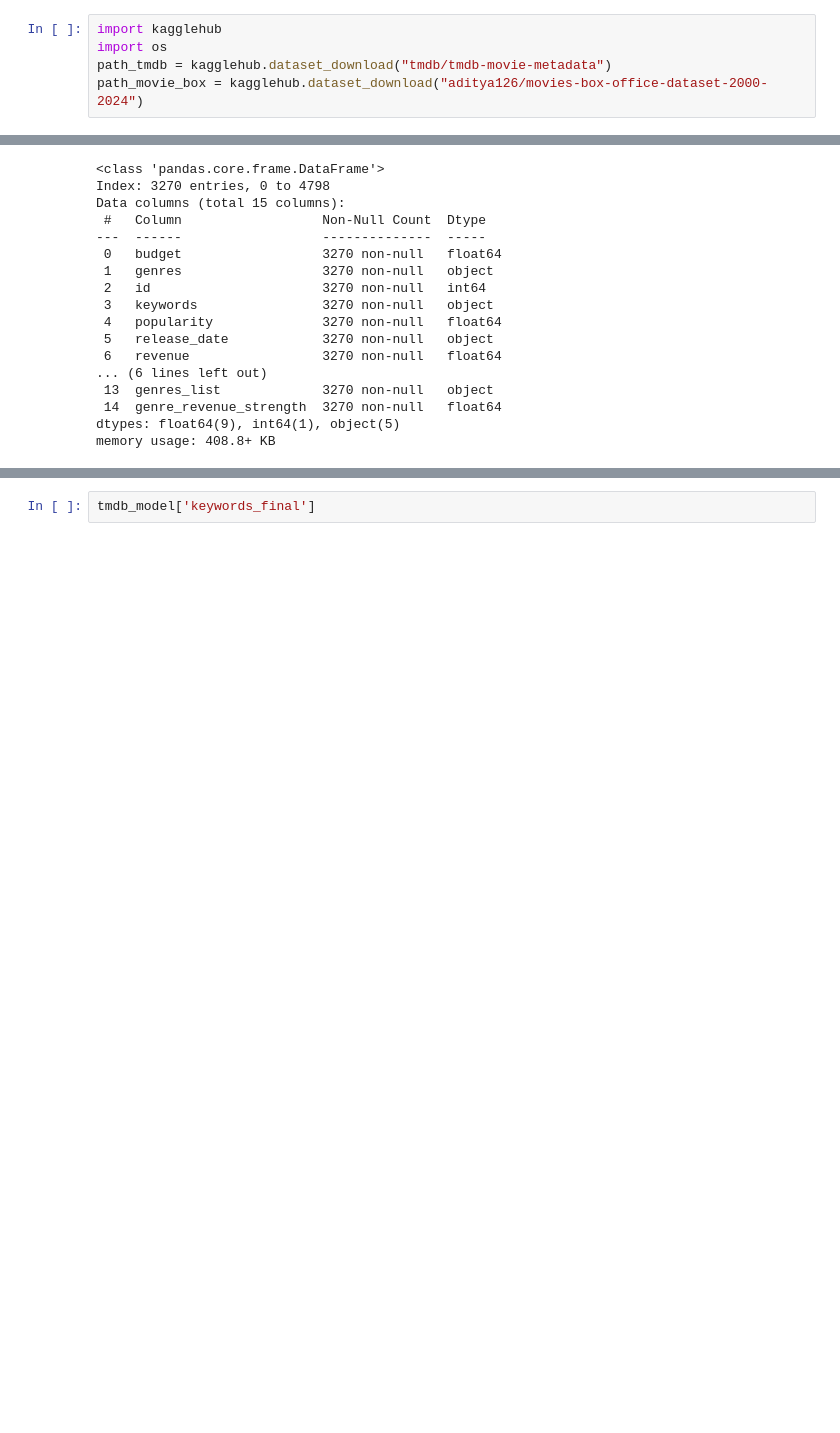
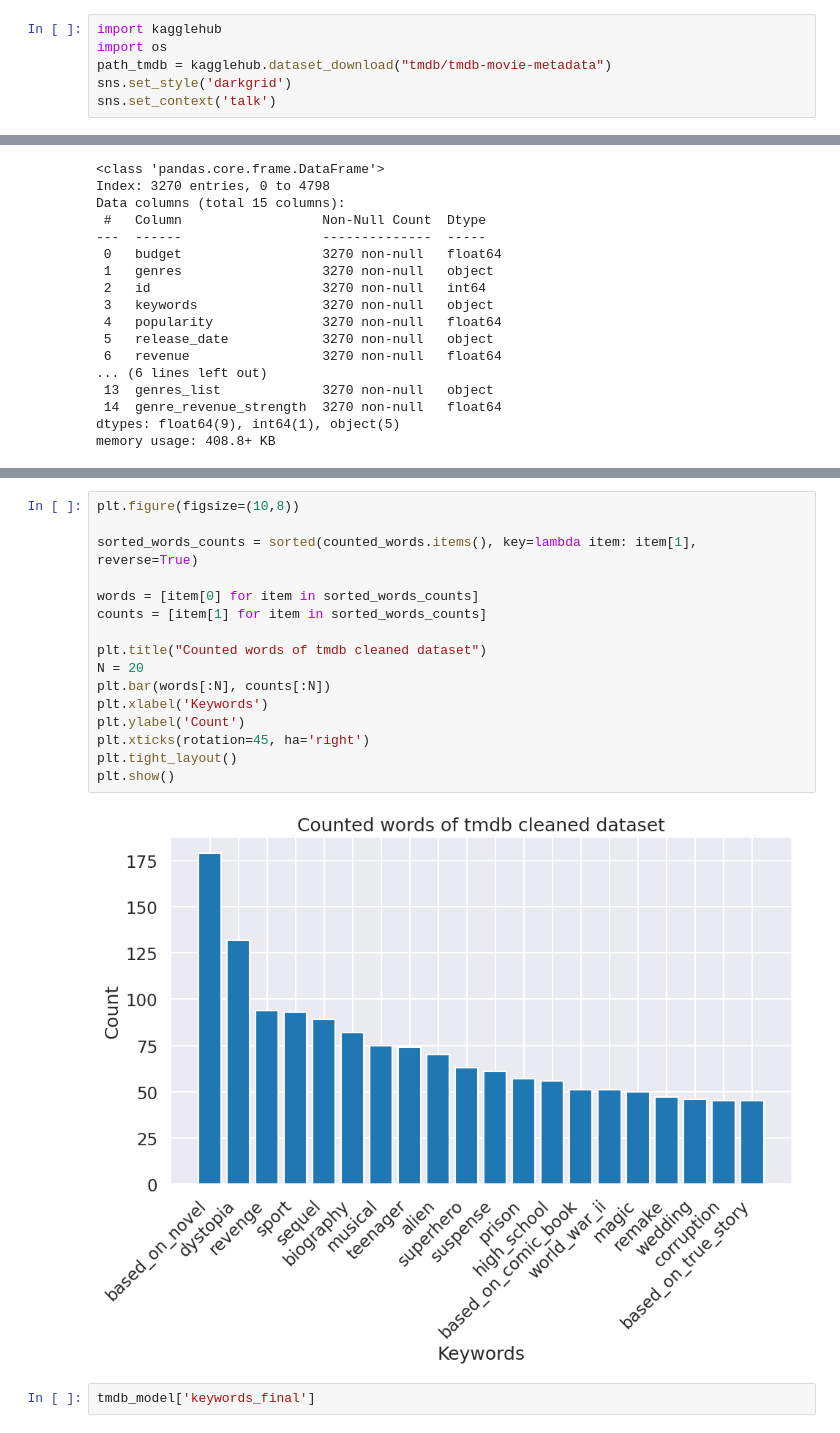
Before and after one commit to Gcarmnonapy7/Masterpiece_prototype_scheduling_movie_theaters, a Jupyter notebook: movies_cluesterization_&crowd_prediction.ipynb, the cells around one changed output, grey strips where cells are left out. Saved outputs shown, nothing was run; the diff lists cells and outputs as text; blank space fills up the shorter version.

Commit message:
Final update & final plots

```diff
--- a/movies_cluesterization_&crowd_prediction.ipynb
+++ b/movies_cluesterization_&crowd_prediction.ipynb
@@ -12,6 +14,7 @@ import seaborn as sns
 import kagglehub
 import os
 path_tmdb = kagglehub.dataset_download("tmdb/tmdb-movie-metadata")
-path_movie_box = kagglehub.dataset_download("aditya126/movies-box-office-dataset-2000-2024")
+sns.set_style('darkgrid')
+sns.set_context('talk')
 # %% [output]
 Using Colab cache for faster access to the 'tmdb-movie-metadata' dataset.
@@ -383,3 +365,21 @@ high_school : 56
+# %%
+plt.figure(figsize=(10,8))
+
+sorted_words_counts = sorted(counted_words.items(), key=lambda item: item[1], reverse=True)
+
+words = [item[0] for item in sorted_words_counts]
+counts = [item[1] for item in sorted_words_counts]
+
+plt.title("Counted words of tmdb cleaned dataset")
+N = 20
+plt.bar(words[:N], counts[:N])
+plt.xlabel('Keywords')
+plt.ylabel('Count')
+plt.xticks(rotation=45, ha='right')
+plt.tight_layout()
+plt.show()
+# %% [output]
+[figure, added]
 # %%
 tmdb_model['keywords_final']
 # %% [output]
```
Also changed, not shown: parts of 48 cells of this notebook.
